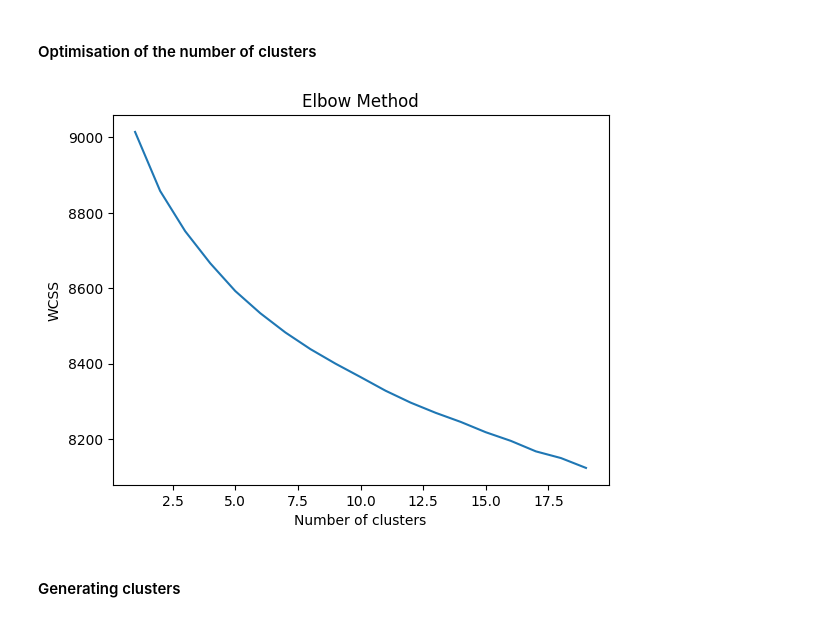
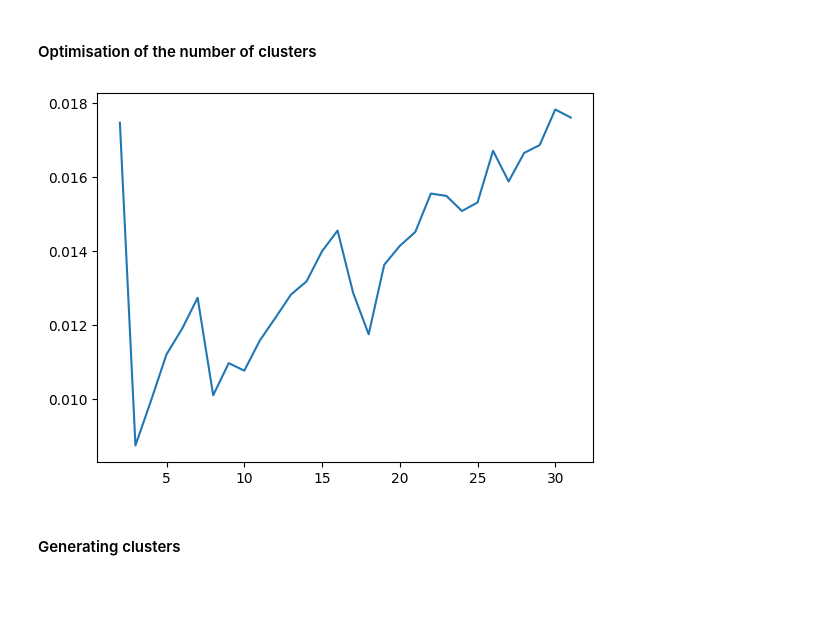
Before and after one commit to realhugoviana/jokes_clustering, a Jupyter notebook: joke_clustering.ipynb, the cells around one changed output. Cells and saved outputs as stored; diff of their text form; code cells hidden in the pictures; blank space fills up the shorter version.

```diff
--- a/joke_clustering.ipynb
+++ b/joke_clustering.ipynb
@@ -100,20 +99,25 @@ Notes:
 # %%
 # Determine the optimal number of clusters using the Elbow method
 wcss = []
-for i in range(1, 20):
+silouette_score = []
+for i in range(2, 32):
     kmeans = KMeans(n_clusters=i, init='k-means++', max_iter=300, n_init=10, random_state=42)
     kmeans.fit(df["embedding"].tolist())
     wcss.append(kmeans.inertia_)
+    silouette_score.append(silhouette_score(df["embedding"].tolist(), kmeans.labels_))
+
+
 
 # Plot the Elbow method
 import matplotlib.pyplot as plt
-plt.plot(range(1, 20), wcss)
-plt.title('Elbow Method')
-plt.xlabel('Number of clusters')
-plt.ylabel('WCSS')  # Within-cluster sum of squares
+plt.plot(range(2, 32), silouette_score)
+# plt.plot(range(2, 12), wcss)
+# plt.title('Elbow Method')
+# plt.xlabel('Number of clusters')
+# plt.ylabel('WCSS')  # Within-cluster sum of squares
 plt.show()
 # %% [output]
-[figure, old version]
+[figure, new version]
 # %% [markdown]
 #### Generating clusters
 # %% [markdown]
```
Also changed, not shown: parts of 2 cells of this notebook.
